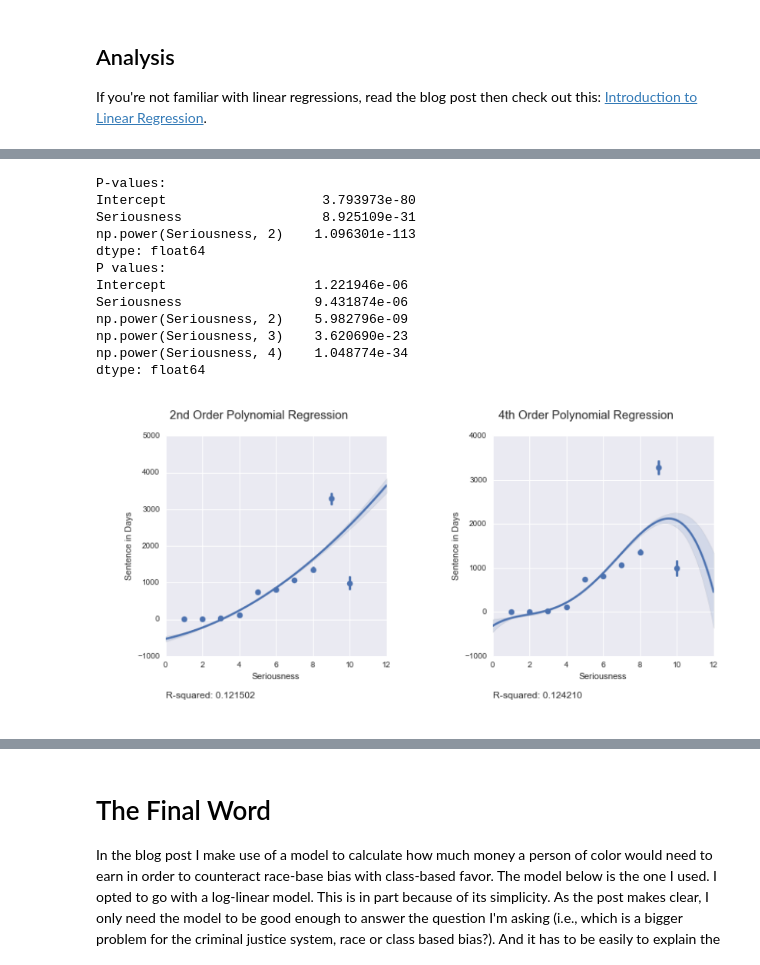
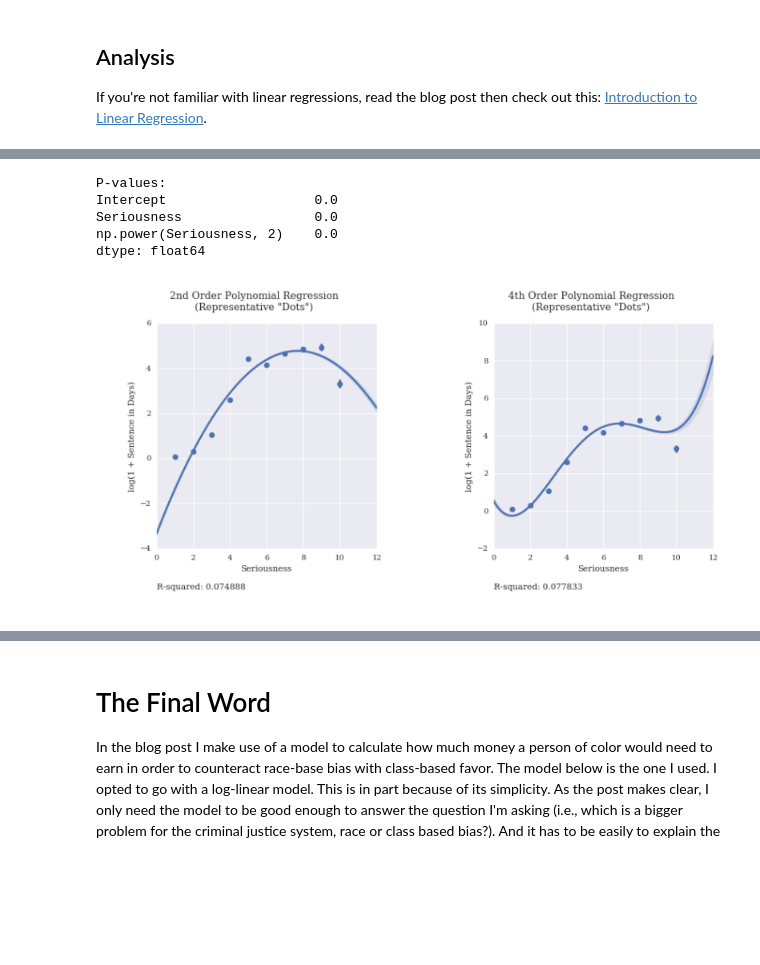
Before and after one commit to colarusso/measured_justice, a Jupyter notebook: Class, Race, and Sex in VA Criminal Courts.ipynb, the cells around one changed output, grey strips where cells are left out. Cells and saved outputs as stored; diff of their text form; code cells hidden in the pictures; blank space fills up the shorter version.

```diff
--- a/Class, Race, and Sex in VA Criminal Courts.ipynb
+++ b/Class, Race, and Sex in VA Criminal Courts.ipynb
@@ -141,0 +161,13 @@ If you're not familiar with linear regressions, read the blog post then check ou
+# %%
+# Run a simple linear regression & print the P values
+model = ols("SentenceDays ~ Seriousness", training).fit()
+print("P-values:\n%s"%model.pvalues)
+
+# Plot Regression with estimator
+fig = sns.lmplot(x="Seriousness", y="SentenceDays", data=munged_df, x_estimator=np.mean, order=1)
+plt.rc('font', family='serif', monospace='Courier') #http://matplotlib.org/users/usetex.html
+plt.title("Linear Regression\n(Representative \"Dots\")",  fontsize = 17, y=1.05)
+plt.xlabel('Seriousness')
+plt.ylabel('Mean Income')
+plt.annotate('R-squared: %f'%(model.rsquared), (0,0), (0,-45), fontsize = 11, xycoords='axes fraction', textcoords='offset points', va='top')
+plt.savefig('../data/tmp/f1.2.png',bbox_inches='tight');
@@ -176,46 +259,36 @@ dtype: float64
 # %%
 # Run a simple linear regression & print the P values
-model = ols("SentenceDays ~ Seriousness + np.power(Seriousness, 2)", training).fit()
+model = ols("SentenceDays_T ~ Seriousness + np.power(Seriousness, 2)", training).fit()
 print("P-values:\n%s"%model.pvalues)
 
 # Plot multiple subplot axes with seaborn
 # h/t https://gist.github.com/JohnGriffiths/8605267
-fig_outfile = '../data/tmp/fig_1.5.png'
+fig_outfile = '../data/tmp/fig_3.png'
 
 # Plot the figs and save to temp files
-fig = sns.lmplot(x="Seriousness", y="SentenceDays", data=munged_df, x_estimator=np.mean, order=2);
-fig = (fig.set_axis_labels("Seriousness", "Sentence in Days"))
-plt.suptitle("2nd Order Polynomial Regression",  fontsize = 15)
-plt.subplots_adjust(top=0.89)
-plt.annotate('R-squared: %f'%(model.rsquared), (0,0), (0,-45), xycoords='axes fraction', textcoords='offset points', va='top')
-plt.savefig('../data/tmp/f1.5.1.png',bbox_inches='tight'); plt.close()
-model = ols("SentenceDays ~ Seriousness + np.power(Seriousness, 2) + np.power(Seriousness, 3)+ np.power(Seriousness, 4)", munged_df).fit()
-print("P values:\n%s"%model.pvalues)
-fig = sns.lmplot(x="Seriousness", y="SentenceDays", data=munged_df, x_estimator=np.mean, order=4);
-fig = (fig.set_axis_labels("Seriousness", "Sentence in Days"))
-plt.suptitle("4th Order Polynomial Regression",  fontsize = 15)
-plt.subplots_adjust(top=0.89)
-plt.annotate('R-squared: %f'%(model.rsquared), (0,0), (0,-45), xycoords='axes fraction', textcoords='offset points', va='top')
-plt.savefig('../data/tmp/f1.5.2.png',bbox_inches='tight'); plt.close()
+fig = sns.lmplot(x="Seriousness", y="SentenceDays_T", data=munged_df, x_estimator=np.mean, order=2);
+fig = (fig.set_axis_labels("Seriousness", "log(1 + Sentence in Days)"))
+plt.suptitle("2nd Order Polynomial Regression\n(Representative \"Dots\")",  fontsize = 13, y=1.07)
+plt.annotate('R-squared: %f'%(model.rsquared), (0,0), (0,-45),  fontsize = 11, xycoords='axes fraction', textcoords='offset points', va='top')
+plt.savefig('../data/tmp/f3.1.png',bbox_inches='tight'); plt.close()
+model = ols("SentenceDays_T ~ Seriousness + np.power(Seriousness, 2) + np.power(Seriousness, 3)+ np.power(Seriousness, 4)", munged_df).fit()
+fig = sns.lmplot(x="Seriousness", y="SentenceDays_T", data=munged_df, x_estimator=np.mean, order=4);
+fig = (fig.set_axis_labels("Seriousness", "log(1 + Sentence in Days)"))
+plt.suptitle("4th Order Polynomial Regression\n(Representative \"Dots\")",  fontsize = 13, y=1.07)
+plt.annotate('R-squared: %f'%(model.rsquared), (0,0), (0,-45),  fontsize = 11, xycoords='axes fraction', textcoords='offset points', va='top')
+plt.savefig('../data/tmp/f3.2.png',bbox_inches='tight'); plt.close()
 
 # Combine them with imshows
 fig, ax = plt.subplots(nrows=1, ncols=2, figsize=(12,6))
-for a in [1,2]: ax[a-1].imshow(plt.imread('../data/tmp/f1.5.%s.png' %a)); ax[a-1].axis('off')
+for a in [1,2]: ax[a-1].imshow(plt.imread('../data/tmp/f3.%s.png' %a)); ax[a-1].axis('off')
 plt.tight_layout(); plt.savefig(fig_outfile,bbox_inches='tight'); plt.close()
 
 # Display in notebook as an image
 Image(fig_outfile, width="100%")
 # %% [output]
 P-values:
-Intercept                    3.793973e-80
-Seriousness                  8.925109e-31
-np.power(Seriousness, 2)    1.096301e-113
+Intercept                   0.0
+Seriousness                 0.0
+np.power(Seriousness, 2)    0.0
 dtype: float64
-P values:
-Intercept                   1.221946e-06
-Seriousness                 9.431874e-06
-np.power(Seriousness, 2)    5.982796e-09
-np.power(Seriousness, 3)    3.620690e-23
-np.power(Seriousness, 4)    1.048774e-34
-dtype: float64
-[figure, old version]
+[figure, new version]
```
Also changed, not shown: parts of 11 cells of this notebook.
